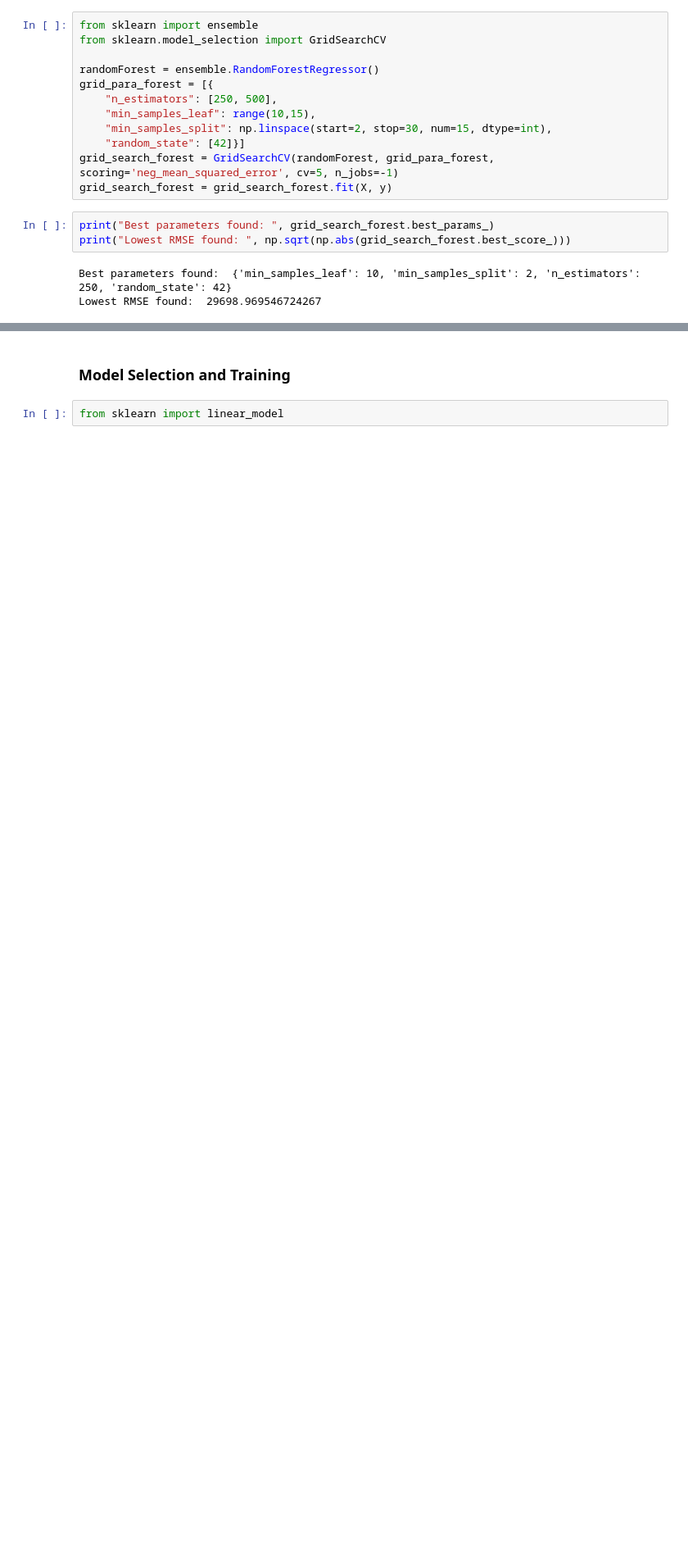
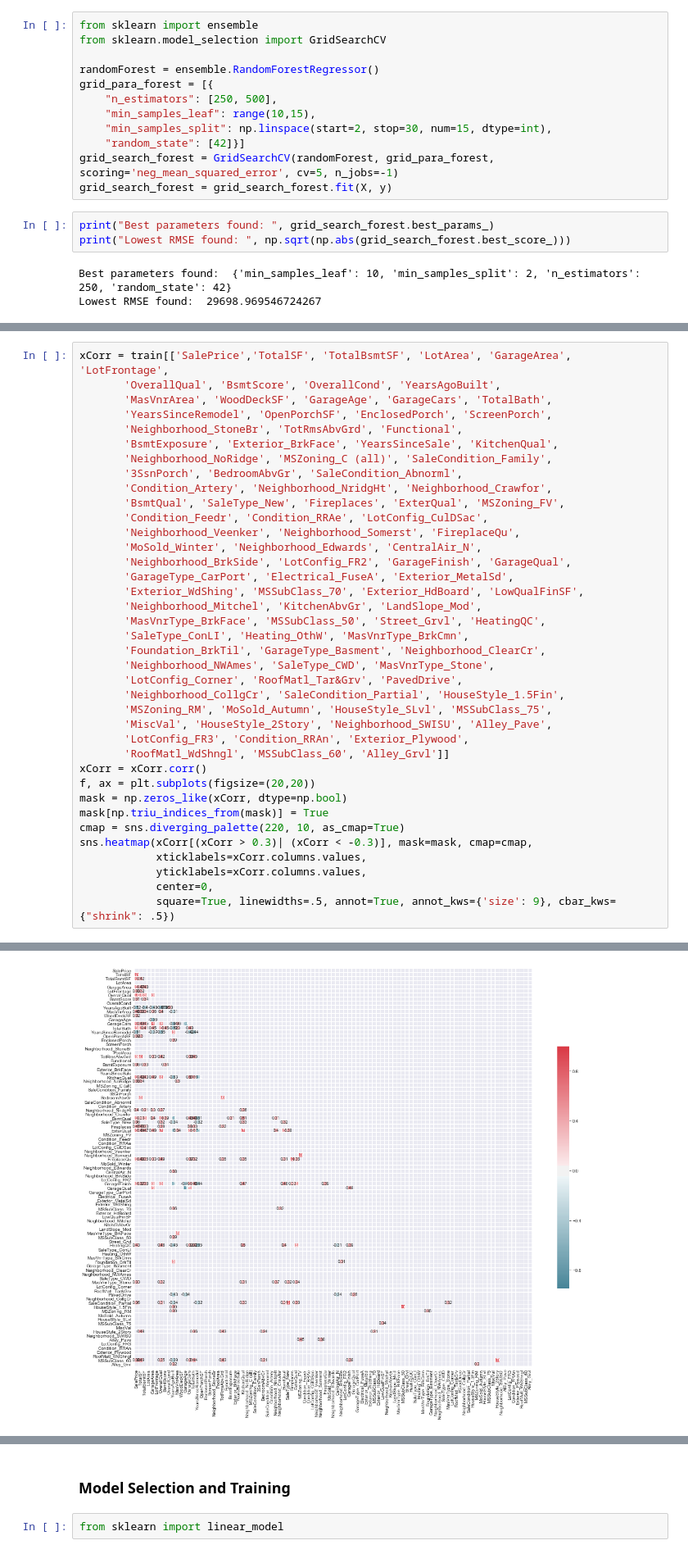
Before and after one commit to cchen17/machine-learning_house-prices, a Jupyter notebook: denise/EDA and Feature Selection.ipynb, the cells around one changed output, grey strips where cells are left out. Shown at 82% size. Saved outputs shown, nothing was run; the diff lists cells and outputs as text; blank space fills up the shorter version.

```diff
--- a/denise/EDA and Feature Selection.ipynb
+++ b/denise/EDA and Feature Selection.ipynb
@@ -358,0 +396,39 @@ plt.show()
+# %%
+xCorr = train[['SalePrice','TotalSF', 'TotalBsmtSF', 'LotArea', 'GarageArea', 'LotFrontage',
+       'OverallQual', 'BsmtScore', 'OverallCond', 'YearsAgoBuilt',
+       'MasVnrArea', 'WoodDeckSF', 'GarageAge', 'GarageCars', 'TotalBath',
+       'YearsSinceRemodel', 'OpenPorchSF', 'EnclosedPorch', 'ScreenPorch',
+       'Neighborhood_StoneBr', 'TotRmsAbvGrd', 'Functional',
+       'BsmtExposure', 'Exterior_BrkFace', 'YearsSinceSale', 'KitchenQual',
+       'Neighborhood_NoRidge', 'MSZoning_C (all)', 'SaleCondition_Family',
+       '3SsnPorch', 'BedroomAbvGr', 'SaleCondition_Abnorml',
+       'Condition_Artery', 'Neighborhood_NridgHt', 'Neighborhood_Crawfor',
+       'BsmtQual', 'SaleType_New', 'Fireplaces', 'ExterQual', 'MSZoning_FV',
+       'Condition_Feedr', 'Condition_RRAe', 'LotConfig_CulDSac',
+       'Neighborhood_Veenker', 'Neighborhood_Somerst', 'FireplaceQu',
+       'MoSold_Winter', 'Neighborhood_Edwards', 'CentralAir_N',
+       'Neighborhood_BrkSide', 'LotConfig_FR2', 'GarageFinish', 'GarageQual',
+       'GarageType_CarPort', 'Electrical_FuseA', 'Exterior_MetalSd',
+       'Exterior_WdShing', 'MSSubClass_70', 'Exterior_HdBoard', 'LowQualFinSF',
+       'Neighborhood_Mitchel', 'KitchenAbvGr', 'LandSlope_Mod',
+       'MasVnrType_BrkFace', 'MSSubClass_50', 'Street_Grvl', 'HeatingQC',
+       'SaleType_ConLI', 'Heating_OthW', 'MasVnrType_BrkCmn',
+       'Foundation_BrkTil', 'GarageType_Basment', 'Neighborhood_ClearCr',
+       'Neighborhood_NWAmes', 'SaleType_CWD', 'MasVnrType_Stone',
+       'LotConfig_Corner', 'RoofMatl_Tar&Grv', 'PavedDrive',
+       'Neighborhood_CollgCr', 'SaleCondition_Partial', 'HouseStyle_1.5Fin',
+       'MSZoning_RM', 'MoSold_Autumn', 'HouseStyle_SLvl', 'MSSubClass_75',
+       'MiscVal', 'HouseStyle_2Story', 'Neighborhood_SWISU', 'Alley_Pave',
+       'LotConfig_FR3', 'Condition_RRAn', 'Exterior_Plywood',
+       'RoofMatl_WdShngl', 'MSSubClass_60', 'Alley_Grvl']]
+xCorr = xCorr.corr()
+f, ax = plt.subplots(figsize=(20,20))
+mask = np.zeros_like(xCorr, dtype=np.bool)
+mask[np.triu_indices_from(mask)] = True
+cmap = sns.diverging_palette(220, 10, as_cmap=True)
+sns.heatmap(xCorr[(xCorr > 0.3)| (xCorr < -0.3)], mask=mask, cmap=cmap,
+            xticklabels=xCorr.columns.values,
+            yticklabels=xCorr.columns.values,
+            center=0,
+            square=True, linewidths=.5, annot=True, annot_kws={'size': 9}, cbar_kws={"shrink": .5})
+# %% [output]
@@ -358,0 +436 @@ plt.show()
+[figure, added]
```
Also changed, not shown: parts of 30 cells of this notebook, 1 other file.
